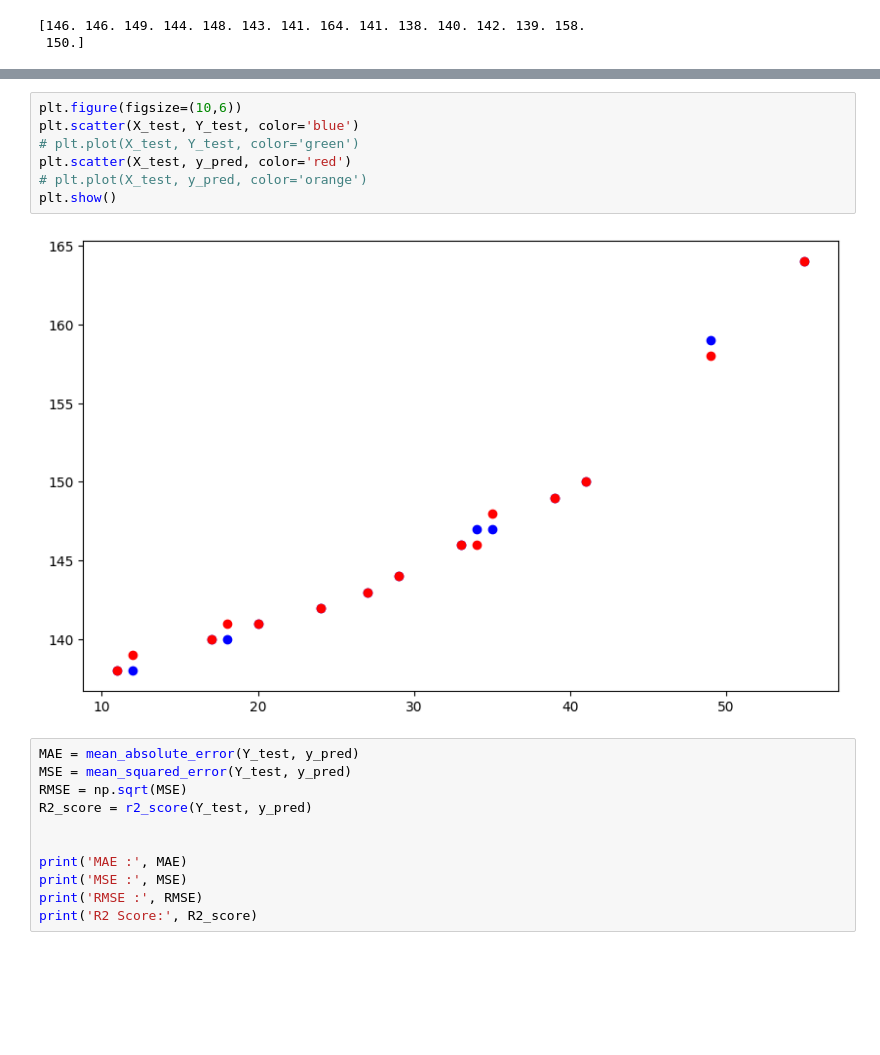
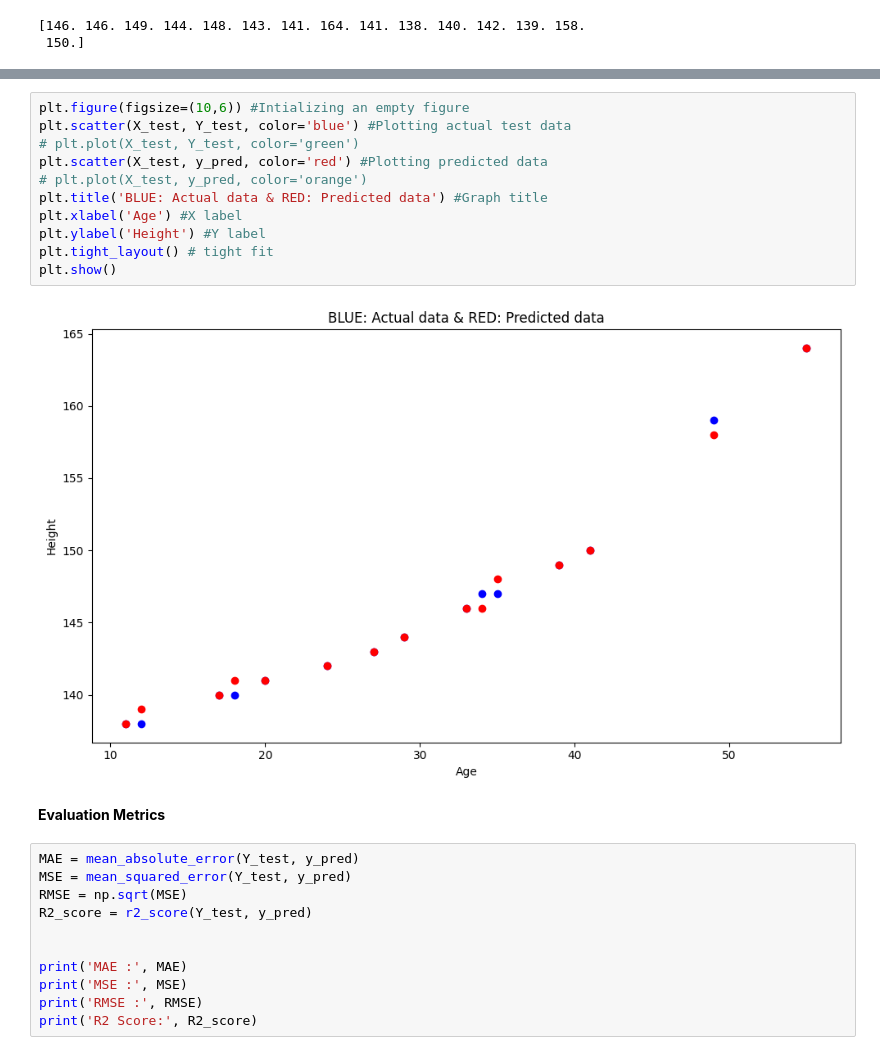
Before and after one commit to anilreddyperugu1/ML-Projects, a Jupyter notebook: 12. Height Prediction from Age using DECISION TREE/project.ipynb, the cells around one changed output, grey strips where cells are left out. Cells and saved outputs as stored; diff of their text form; blank space fills up the shorter version.

```diff
--- a/12. Height Prediction from Age using DECISION TREE/project.ipynb
+++ b/12. Height Prediction from Age using DECISION TREE/project.ipynb
@@ -142,12 +176,18 @@ plt.show()
 # %%
-plt.figure(figsize=(10,6))
-plt.scatter(X_test, Y_test, color='blue')
+plt.figure(figsize=(10,6)) #Intializing an empty figure
+plt.scatter(X_test, Y_test, color='blue') #Plotting actual test data
 # plt.plot(X_test, Y_test, color='green')
-plt.scatter(X_test, y_pred, color='red')
+plt.scatter(X_test, y_pred, color='red') #Plotting predicted data
 # plt.plot(X_test, y_pred, color='orange')
+plt.title('BLUE: Actual data & RED: Predicted data') #Graph title
+plt.xlabel('Age') #X label
+plt.ylabel('Height') #Y label
+plt.tight_layout() # tight fit
 plt.show()
 # %% [output]
-[figure, old version]
+[figure, new version]
+# %% [markdown]
+**Evaluation Metrics**
 # %%
 MAE = mean_absolute_error(Y_test, y_pred)
 MSE = mean_squared_error(Y_test, y_pred)
```
Also changed, not shown: parts of 29 cells of this notebook.
